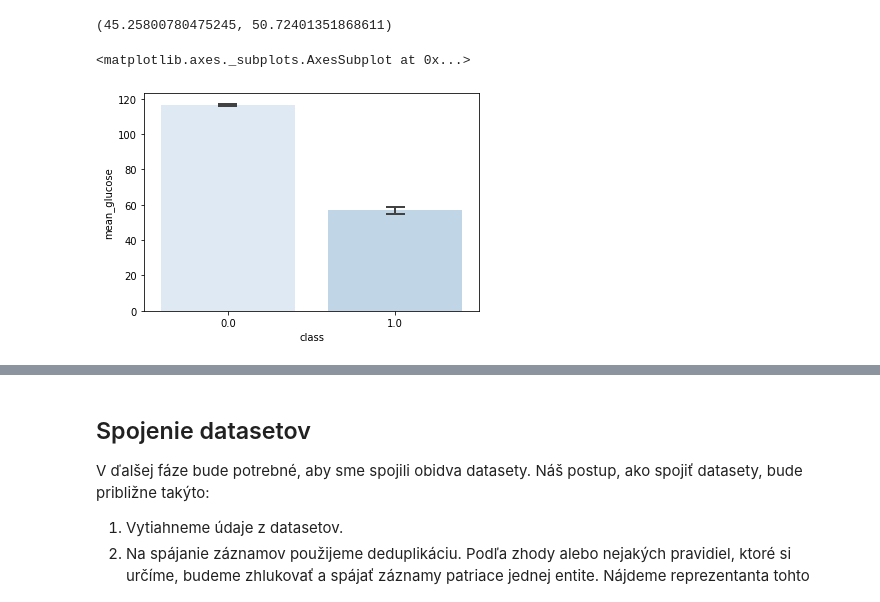
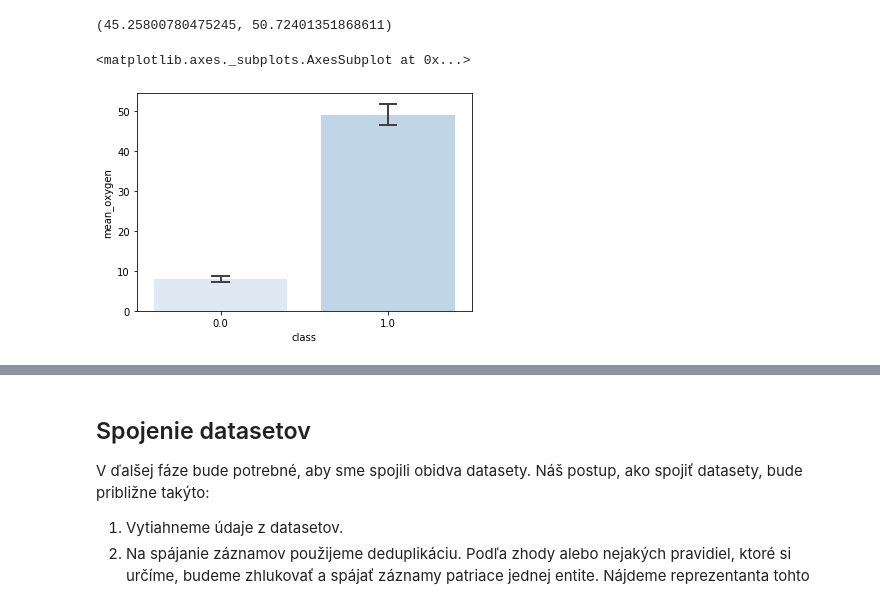
Before and after one commit to xheban/IAU-projekt, a Jupyter notebook: Projekt.ipynb, the cells around one changed output, grey strips where cells are left out. Saved outputs shown, nothing was run; the diff lists cells and outputs as text; code cells hidden in the pictures.

```diff
--- a/Projekt.ipynb
+++ b/Projekt.ipynb
@@ -1008,7 +1043,7 @@ smsa.DescrStatsW(hladina_kyslíka_s_cukrovkou).tconfint_mean()
 # %% [output]
 (45.25800780475245, 50.72401351868611)
 # %%
-sb.barplot(x='class',y='mean_glucose', data=other_train, capsize=0.1,errwidth=2,palette=sb.color_palette("Blues"))
+sb.barplot(x='class',y='mean_oxygen', data=other_train, capsize=0.1,errwidth=2,palette=sb.color_palette("Blues"))
 # %% [output]
 <matplotlib.axes._subplots.AxesSubplot at 0x...>
-[figure, old version]
+[figure, new version]
```
Also changed, not shown: parts of 26 cells of this notebook.
